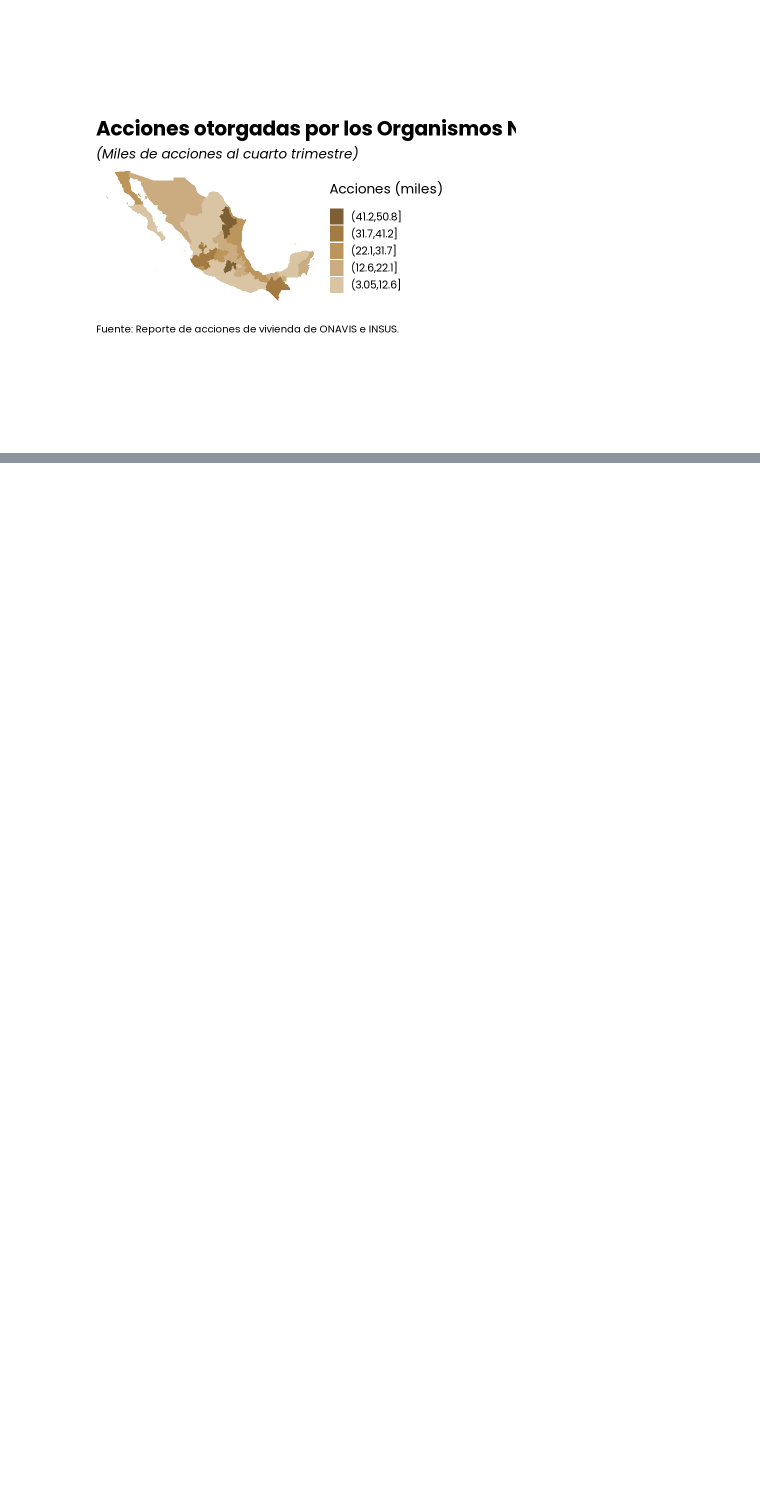
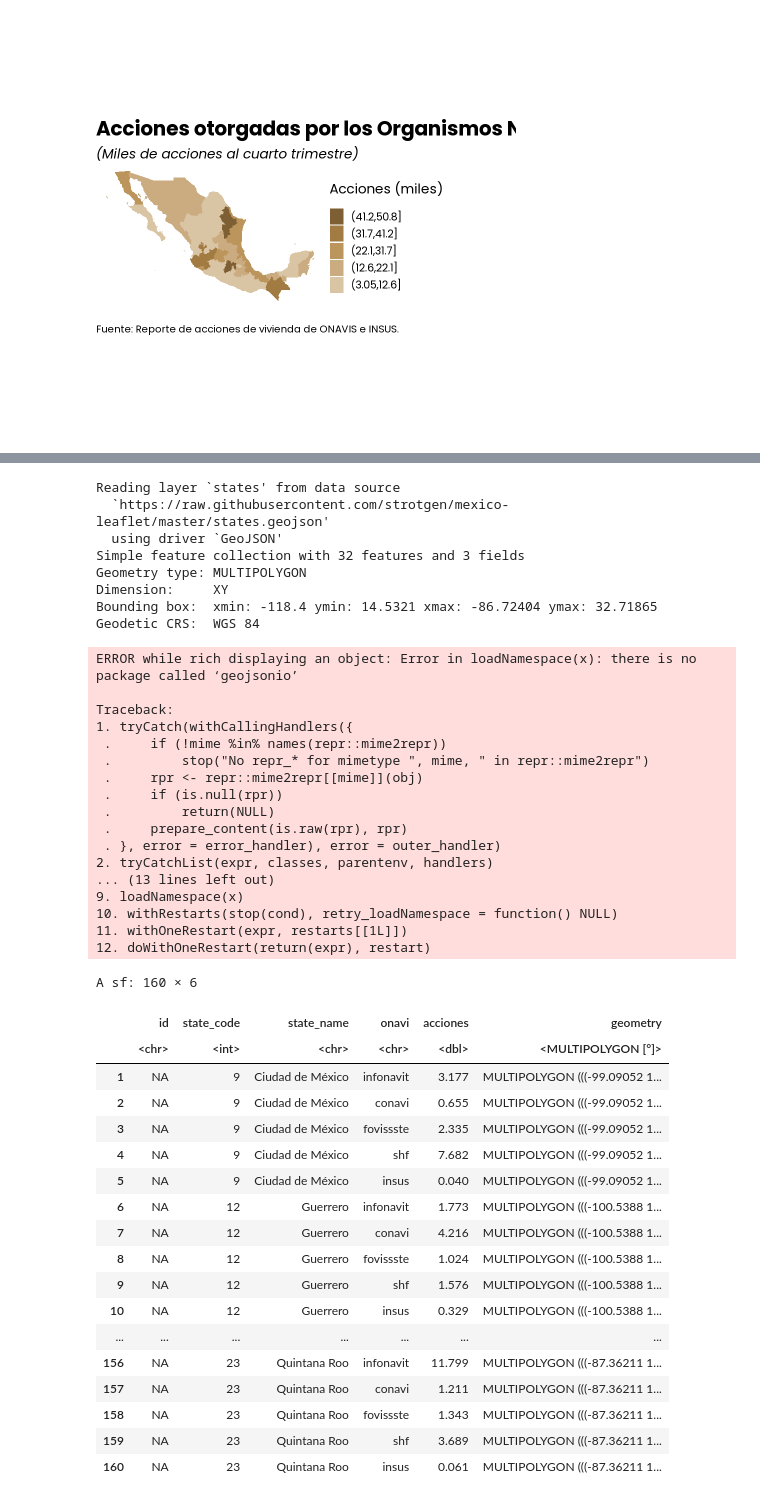
Before and after one commit to claudiodanielpc/datavivi, a Jupyter notebook: mapa_acciones.ipynb, the cells around one changed output, grey strips where cells are left out. Saved outputs shown, nothing was run; the diff lists cells and outputs as text; code cells hidden in the pictures; blank space fills up the shorter version.

```diff
--- a/mapa_acciones.ipynb
+++ b/mapa_acciones.ipynb
@@ -206,0 +227,5 @@ ggsave("mapa_acciones.png",height = 10,width = 20, units="in",dpi=100, bg='white
+# %%
+df<-leer_archivo(ids)%>%
+pivot_longer(!entidad, names_to="onavi",values_to = "acciones")%>%
+filter(onavi!="total" & onavi!="no")
+df
@@ -206,0 +259,53 @@ ggsave("mapa_acciones.png",height = 10,width = 20, units="in",dpi=100, bg='white
+# %%
+ent1<-st_read("https://raw.githubusercontent.com/strotgen/mexico-leaflet/master/states.geojson")%>%
+  #Renombrar Distrito Federal como Ciudad de México
+mutate(state_name=case_when(state_name=="Distrito Federal" ~ "Ciudad de México",
+TRUE ~ state_name))%>%
+  left_join(df,by=c("state_name"="entidad"))%>%
+  mutate(acciones=acciones/1000)
+ent1
+# %% [output]
+Reading layer `states' from data source
+  `https://raw.githubusercontent.com/strotgen/mexico-leaflet/master/states.geojson'
+  using driver `GeoJSON'
+Simple feature collection with 32 features and 3 fields
+Geometry type: MULTIPOLYGON
+Dimension:     XY
+Bounding box:  xmin: -118.4 ymin: 14.5321 xmax: -86.72404 ymax: 32.71865
+Geodetic CRS:  WGS 84
+ERROR while rich displaying an object: Error in loadNamespace(x): there is no package called ‘geojsonio’
+
+Traceback:
+1. tryCatch(withCallingHandlers({
+ .     if (!mime %in% names(repr::mime2repr))
+ .         stop("No repr_* for mimetype ", mime, " in repr::mime2repr")
+ .     rpr <- repr::mime2repr[[mime]](obj)
+ .     if (is.null(rpr))
+ .         return(NULL)
+ .     prepare_content(is.raw(rpr), rpr)
+ . }, error = error_handler), error = outer_handler)
+2. tryCatchList(expr, classes, parentenv, handlers)
+... (13 lines left out)
+9. loadNamespace(x)
+10. withRestarts(stop(cond), retry_loadNamespace = function() NULL)
+11. withOneRestart(expr, restarts[[1L]])
+12. doWithOneRestart(return(expr), restart)
+A sf: 160 × 6
+|  | id | state_code | state_name | onavi | acciones | geometry |
+|  | <chr> | <int> | <chr> | <chr> | <dbl> | <MULTIPOLYGON [°]> |
+| 1 | NA | 9 | Ciudad de México | infonavit | 3.177 | MULTIPOLYGON (((-99.09052 1... |
+| 2 | NA | 9 | Ciudad de México | conavi | 0.655 | MULTIPOLYGON (((-99.09052 1... |
+| 3 | NA | 9 | Ciudad de México | fovissste | 2.335 | MULTIPOLYGON (((-99.09052 1... |
+| 4 | NA | 9 | Ciudad de México | shf | 7.682 | MULTIPOLYGON (((-99.09052 1... |
+| 5 | NA | 9 | Ciudad de México | insus | 0.040 | MULTIPOLYGON (((-99.09052 1... |
+| 6 | NA | 12 | Guerrero | infonavit | 1.773 | MULTIPOLYGON (((-100.5388 1... |
+| 7 | NA | 12 | Guerrero | conavi | 4.216 | MULTIPOLYGON (((-100.5388 1... |
+| 8 | NA | 12 | Guerrero | fovissste | 1.024 | MULTIPOLYGON (((-100.5388 1... |
+| 9 | NA | 12 | Guerrero | shf | 1.576 | MULTIPOLYGON (((-100.5388 1... |
+| 10 | NA | 12 | Guerrero | insus | 0.329 | MULTIPOLYGON (((-100.5388 1... |
+| ... | ... | ... | ... | ... | ... | ... |
+| 156 | NA | 23 | Quintana Roo | infonavit | 11.799 | MULTIPOLYGON (((-87.36211 1... |
+| 157 | NA | 23 | Quintana Roo | conavi | 1.211 | MULTIPOLYGON (((-87.36211 1... |
+| 158 | NA | 23 | Quintana Roo | fovissste | 1.343 | MULTIPOLYGON (((-87.36211 1... |
+| 159 | NA | 23 | Quintana Roo | shf | 3.689 | MULTIPOLYGON (((-87.36211 1... |
+| 160 | NA | 23 | Quintana Roo | insus | 0.061 | MULTIPOLYGON (((-87.36211 1... |
```
Also changed, not shown: parts of 7 cells of this notebook.
